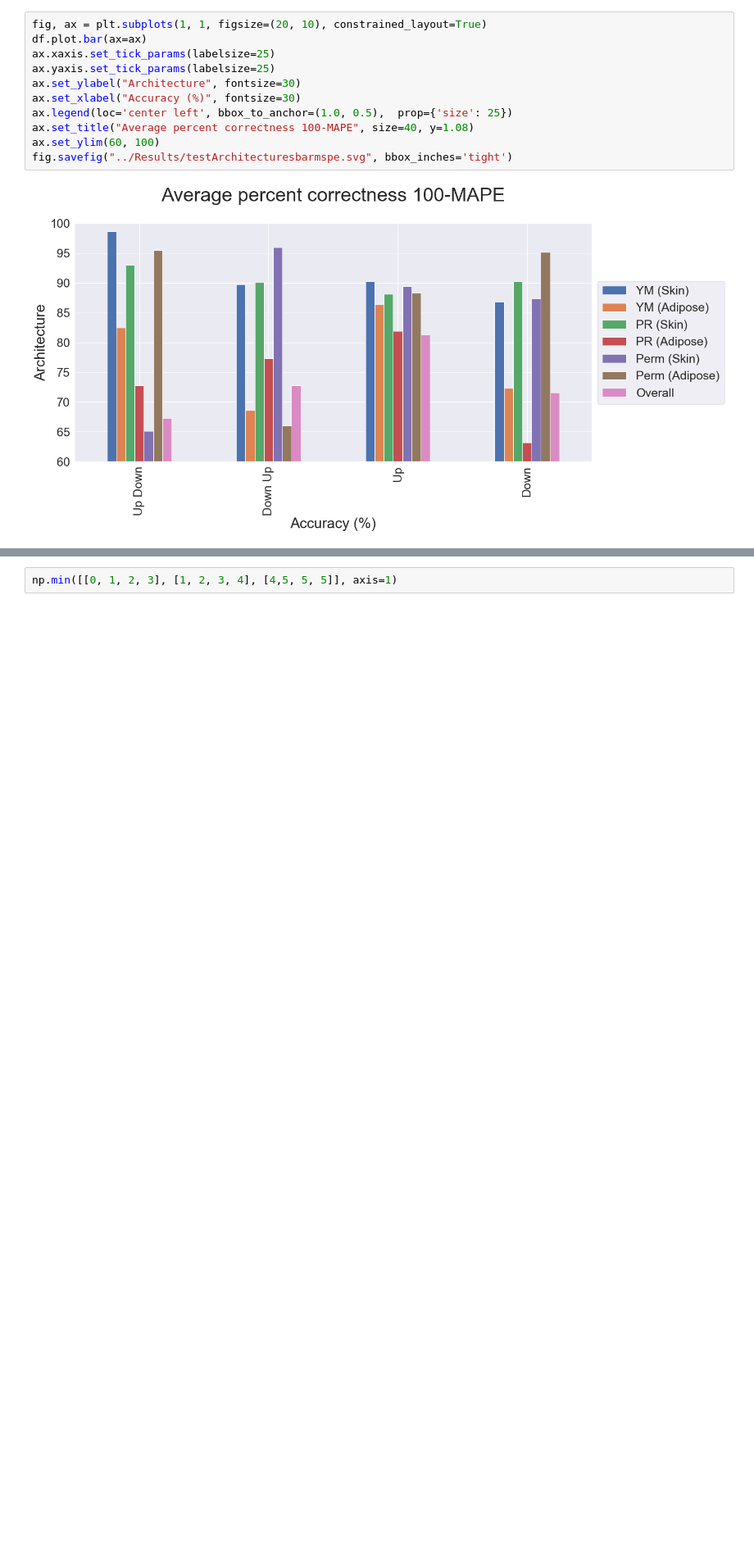
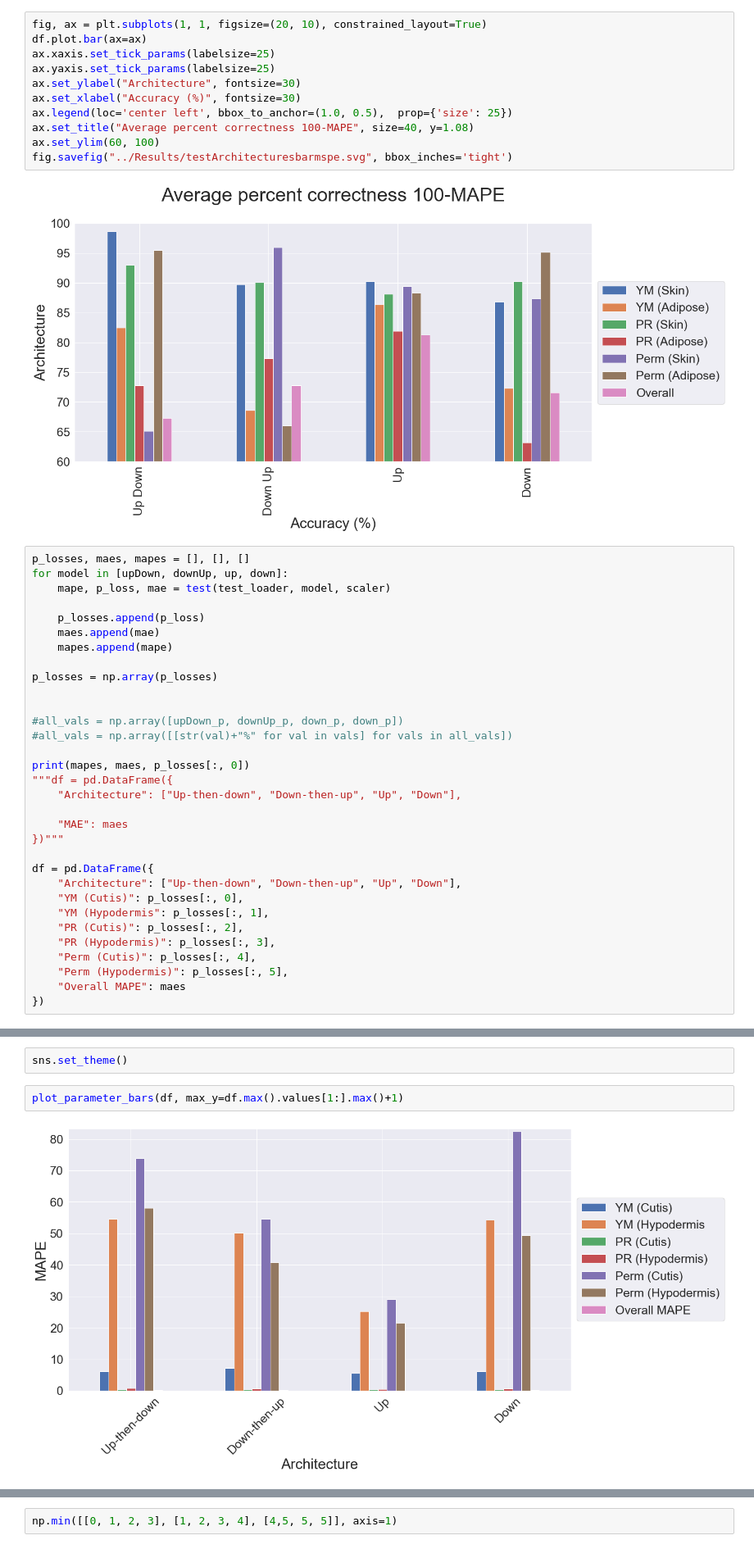
Before and after one commit to RobbieSoutham/SkinLearning, a Jupyter notebook: Notebooks/Model Selection.ipynb, the cells around one changed output, grey strips where cells are left out. Shown at 82% size. Drawn from its saved outputs; the diff is of its cells as text; blank space fills up the shorter version.

```diff
--- a/Notebooks/Model Selection.ipynb
+++ b/Notebooks/Model Selection.ipynb
@@ -566,3 +581,35 @@ ax.set_ylim(60, 100)
 fig.savefig("../Results/testArchitecturesbarmspe.svg", bbox_inches='tight')
 # %% [output]
 [figure]
+# %%
+p_losses, maes, mapes = [], [], []
+for model in [upDown, downUp, up, down]:
+    mape, p_loss, mae = test(test_loader, model, scaler)
+
+    p_losses.append(p_loss)
+    maes.append(mae)
+    mapes.append(mape)
+
+p_losses = np.array(p_losses)
+
+
+#all_vals = np.array([upDown_p, downUp_p, down_p, down_p])
+#all_vals = np.array([[str(val)+"%" for val in vals] for vals in all_vals])
+
+print(mapes, maes, p_losses[:, 0])
+"""df = pd.DataFrame({
+    "Architecture": ["Up-then-down", "Down-then-up", "Up", "Down"],
+
+    "MAE": maes
+})"""
+
+df = pd.DataFrame({
+    "Architecture": ["Up-then-down", "Down-then-up", "Up", "Down"],
+    "YM (Cutis)": p_losses[:, 0],
+    "YM (Hypodermis": p_losses[:, 1],
+    "PR (Cutis)": p_losses[:, 2],
+    "PR (Hypodermis)": p_losses[:, 3],
+    "Perm (Cutis)": p_losses[:, 4],
+    "Perm (Hypodermis)": p_losses[:, 5],
+    "Overall MAPE": maes
+})
@@ -568,0 +626,6 @@ fig.savefig("../Results/testArchitecturesbarmspe.svg", bbox_inches='tight')
+# %%
+sns.set_theme()
+# %%
+plot_parameter_bars(df, max_y=df.max().values[1:].max()+1)
+# %% [output]
+[figure, added]
```
Also changed, not shown: parts of 22 cells of this notebook, 27 other files.
